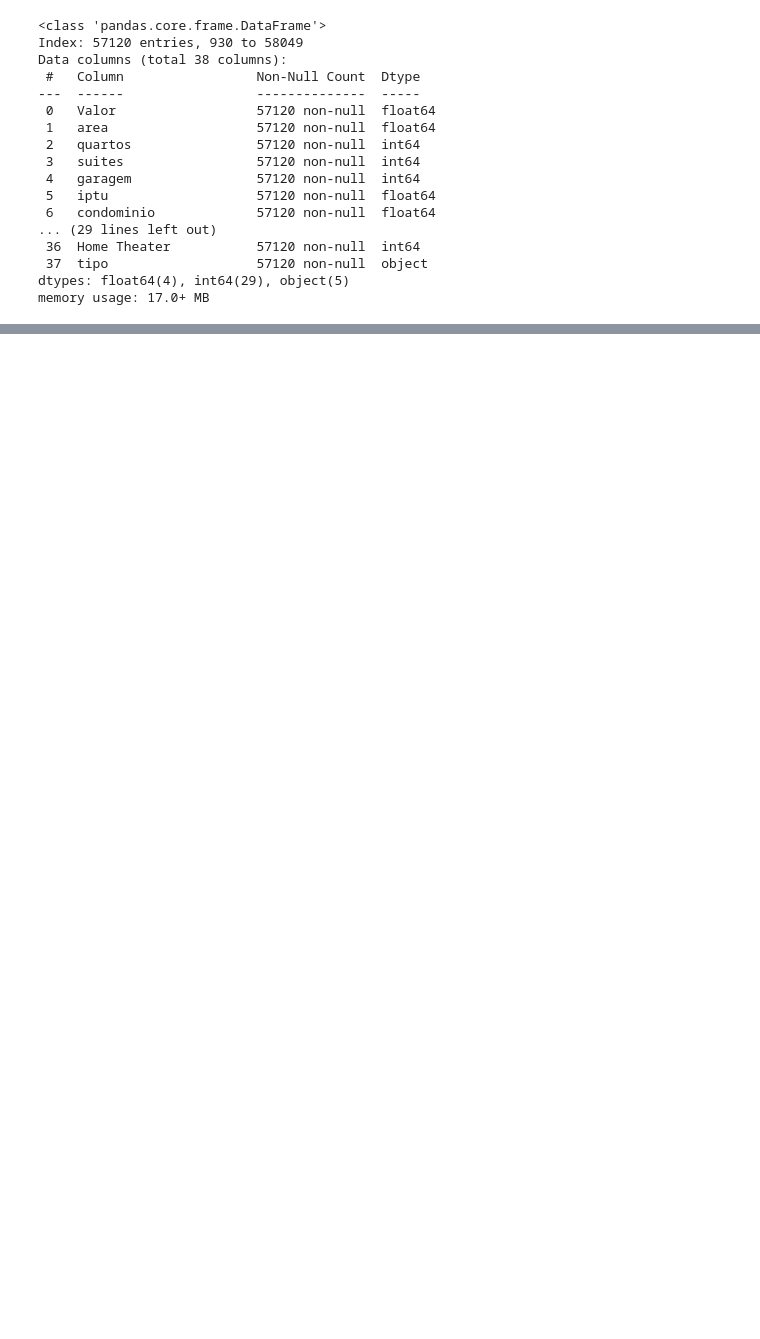
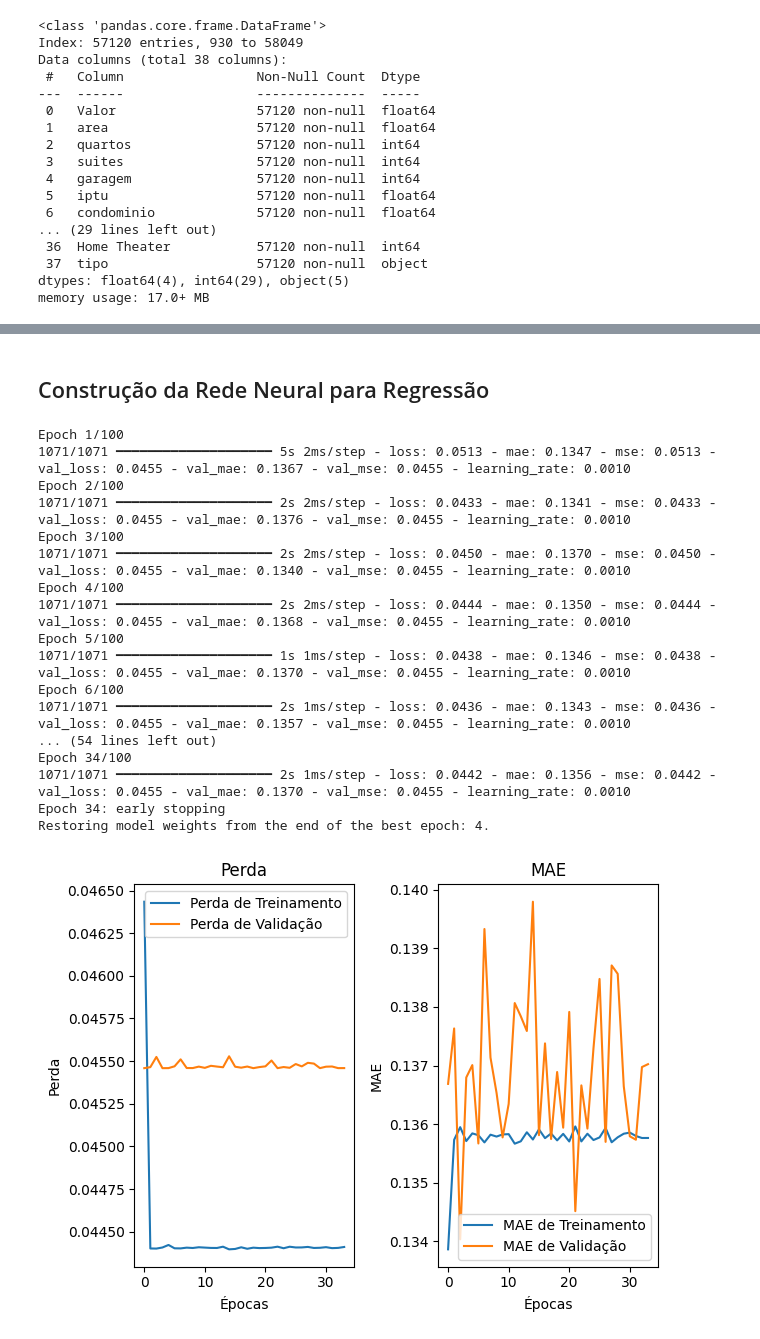
Before and after one commit to JanotLucas/Projeto-Integrador-I, a Jupyter notebook: precificador.ipynb, the cells around one changed output, grey strips where cells are left out. Drawn from its saved outputs; the diff is of its cells as text; code cells hidden in the pictures; blank space fills up the shorter version.

Commit message:
rede neural v1

```diff
--- a/precificador.ipynb
+++ b/precificador.ipynb
@@ -391,0 +412,14 @@ memory usage: 283.4+ KB
+# %%
+# Normalização dos dados de entrada para Regressão
+scaler_X = MinMaxScaler()
+X_treino_scaled = scaler_X.fit_transform(X_treino)
+X_validacao_scaled = scaler_X.transform(X_validacao)
+X_teste_scaled = scaler_X.transform(X_teste)
+
+# Normalização dos dados de saída (y) para Regressão
+scaler_y = MinMaxScaler()
+y_treino_scaled = scaler_y.fit_transform(y_treino.values.reshape(-1, 1))
+y_validacao_scaled = scaler_y.transform(y_validacao.values.reshape(-1, 1))
+y_teste_scaled = scaler_y.transform(y_teste.values.reshape(-1, 1))
+# %% [markdown]
+## Construção da Rede Neural para Regressão
@@ -391,0 +450,62 @@ memory usage: 283.4+ KB
+# %%
+# Configuração do ReduceLROnPlateau para reduzir a taxa de aprendizado quando uma métrica de avaliação parar de melhorar
+reduce_lr = ReduceLROnPlateau(monitor='val_loss', factor=0.4, patience=5, min_lr=0.001, verbose=1)
+
+# Configuração do EarlyStopping para interromper o treinamento quando uma métrica de avaliação parar de melhorar
+early_stopping = EarlyStopping(monitor='val_loss', patience=30, verbose=1, restore_best_weights=True)
+# %%
+# Configuração do otimizador Adam com parâmetros padrão
+adam_regressao = tf.keras.optimizers.Adam()
+# Compilação do modelo de regressão
+modelo_regressao.compile(optimizer=adam_regressao,  # Utilização do otimizador Adam
+                         loss='mean_squared_error',  # Uso do erro quadrático médio como função de perda para regressão
+                         metrics=['mae', 'mse'])  # Métricas incluem erro absoluto médio (MAE) e erro quadrático médio (MSE)
+
+# Treinamento do modelo de regressão
+history_regressao = modelo_regressao.fit(
+    X_treino_scaled, y_treino_scaled,  # Dados de treinamento
+    epochs=100,  # Número de épocas
+    batch_size=32,  # Tamanho do lote
+    validation_data=(X_validacao_scaled, y_validacao_scaled),  # Dados de validação
+    callbacks=[reduce_lr, early_stopping],  # Callbacks para ajuste da taxa de aprendizado e parada antecipada
+    verbose = 1
+)
+
+# Plot da perda de treinamento e validação
+plt.subplot(1, 2, 1)
+plt.plot(history_regressao.history['loss'], label='Perda de Treinamento')
+plt.plot(history_regressao.history['val_loss'], label='Perda de Validação')
+plt.title('Perda')
+plt.xlabel('Épocas')
+plt.ylabel('Perda')
+plt.legend()
+
+# Considerando 'mae' como métrica principal para o modelo de regressão
+plt.subplot(1, 2, 2)
+plt.plot(history_regressao.history['mae'], label='MAE de Treinamento')
+plt.plot(history_regressao.history['val_mae'], label='MAE de Validação')
+plt.title('MAE')
+plt.xlabel('Épocas')
+plt.ylabel('MAE')
+plt.legend()
+plt.tight_layout()
+plt.show()
+# %% [output]
+Epoch 1/100
+1071/1071 ━━━━━━━━━━━━━━━━━━━━ 5s 2ms/step - loss: 0.0513 - mae: 0.1347 - mse: 0.0513 - val_loss: 0.0455 - val_mae: 0.1367 - val_mse: 0.0455 - learning_rate: 0.0010
+Epoch 2/100
+1071/1071 ━━━━━━━━━━━━━━━━━━━━ 2s 2ms/step - loss: 0.0433 - mae: 0.1341 - mse: 0.0433 - val_loss: 0.0455 - val_mae: 0.1376 - val_mse: 0.0455 - learning_rate: 0.0010
+Epoch 3/100
+1071/1071 ━━━━━━━━━━━━━━━━━━━━ 2s 2ms/step - loss: 0.0450 - mae: 0.1370 - mse: 0.0450 - val_loss: 0.0455 - val_mae: 0.1340 - val_mse: 0.0455 - learning_rate: 0.0010
+Epoch 4/100
+1071/1071 ━━━━━━━━━━━━━━━━━━━━ 2s 2ms/step - loss: 0.0444 - mae: 0.1350 - mse: 0.0444 - val_loss: 0.0455 - val_mae: 0.1368 - val_mse: 0.0455 - learning_rate: 0.0010
+Epoch 5/100
+1071/1071 ━━━━━━━━━━━━━━━━━━━━ 1s 1ms/step - loss: 0.0438 - mae: 0.1346 - mse: 0.0438 - val_loss: 0.0455 - val_mae: 0.1370 - val_mse: 0.0455 - learning_rate: 0.0010
+Epoch 6/100
+1071/1071 ━━━━━━━━━━━━━━━━━━━━ 2s 1ms/step - loss: 0.0436 - mae: 0.1343 - mse: 0.0436 - val_loss: 0.0455 - val_mae: 0.1357 - val_mse: 0.0455 - learning_rate: 0.0010
+... (54 lines left out)
+Epoch 34/100
+1071/1071 ━━━━━━━━━━━━━━━━━━━━ 2s 1ms/step - loss: 0.0442 - mae: 0.1356 - mse: 0.0442 - val_loss: 0.0455 - val_mae: 0.1370 - val_mse: 0.0455 - learning_rate: 0.0010
+Epoch 34: early stopping
+Restoring model weights from the end of the best epoch: 4.
+[figure, added]
```
Also changed, not shown: parts of 9 cells of this notebook.
